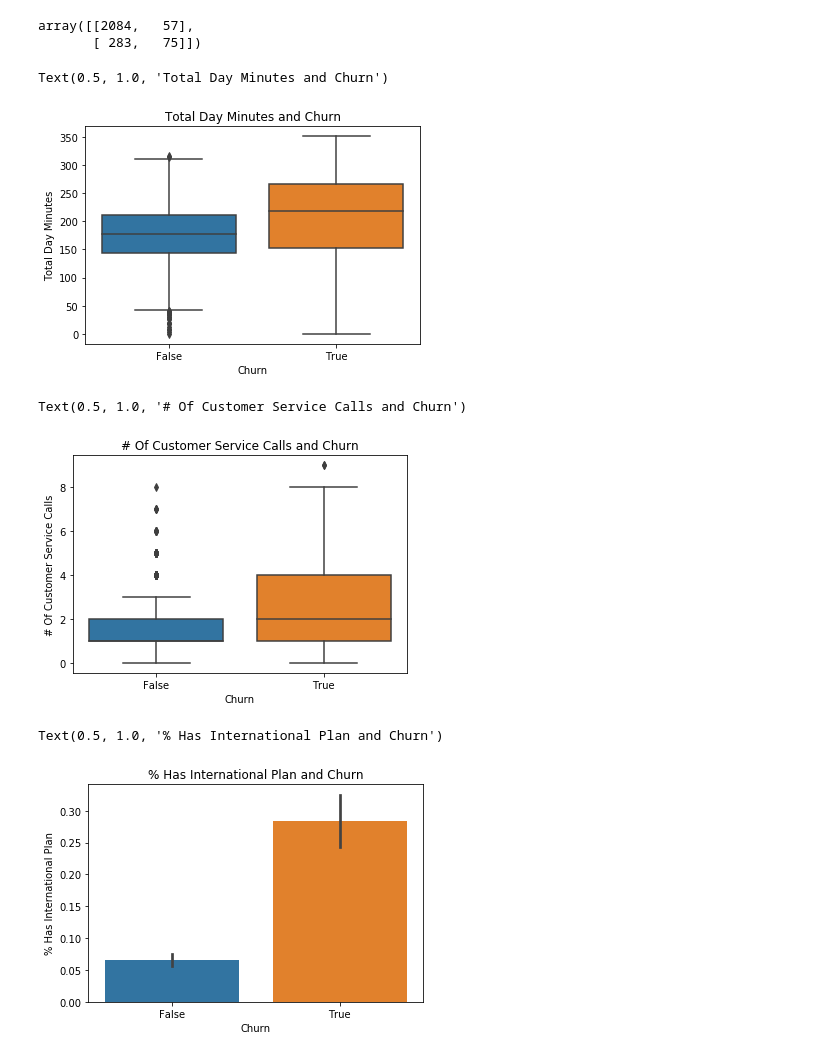
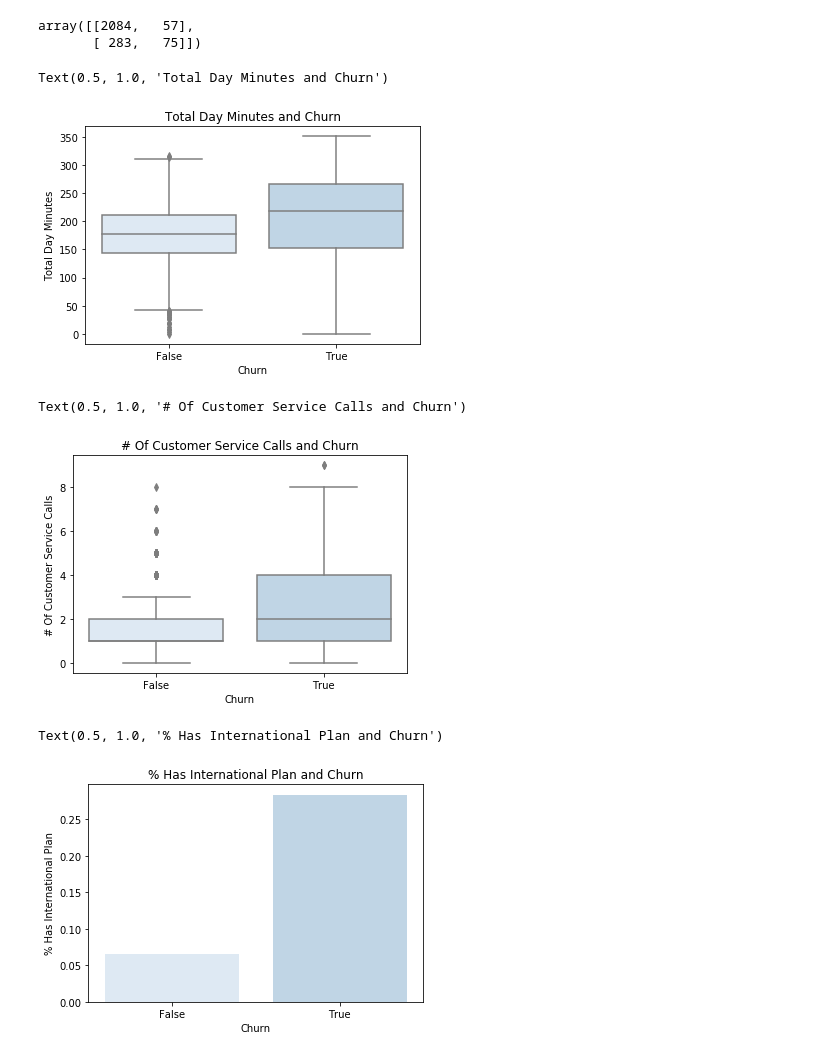
Before and after one commit to chum46/customer_churn_prediction, a Jupyter notebook: notebooks/exploratory/AR_exploratory/AR_exploratory_1.1.ipynb, the cells around one changed output. Cells and saved outputs as stored; diff of their text form; code cells hidden in the pictures.

```diff
--- a/notebooks/exploratory/AR_exploratory/AR_exploratory_1.1.ipynb
+++ b/notebooks/exploratory/AR_exploratory/AR_exploratory_1.1.ipynb
@@ -158,23 +158,24 @@ array([[2084,   57],
        [ 283,   75]])
 # %%
 #Visualizations cuz why not
+sns.set_palette(sns.color_palette("Blues"))
 ax = sns.boxplot(x = "churn", y = "total_day_minutes", data = df)
 ax.set(xlabel = "Churn", ylabel = "Total Day Minutes")
 ax.set_title("Total Day Minutes and Churn")
 # %% [output]
 Text(0.5, 1.0, 'Total Day Minutes and Churn')
-[figure, old version]
+[figure, new version]
 # %%
 ax2 = sns.boxplot(x = "churn", y = "customer_service_calls", data = df)
 ax2.set(xlabel = "Churn", ylabel = "# Of Customer Service Calls")
 ax2.set_title("# Of Customer Service Calls and Churn")
 # %% [output]
 Text(0.5, 1.0, '# Of Customer Service Calls and Churn')
-[figure, old version]
+[figure, new version]
 # %%
-ax3 = sns.barplot(x = "churn", y = "international_plan", data = df)
+ax3 = sns.barplot(x = "churn", y = "international_plan", data = df, ci = None)
 ax3.set(xlabel = "Churn", ylabel = "% Has International Plan")
 ax3.set_title("% Has International Plan and Churn")
 # %% [output]
 Text(0.5, 1.0, '% Has International Plan and Churn')
-[figure, old version]
+[figure, new version]
```
